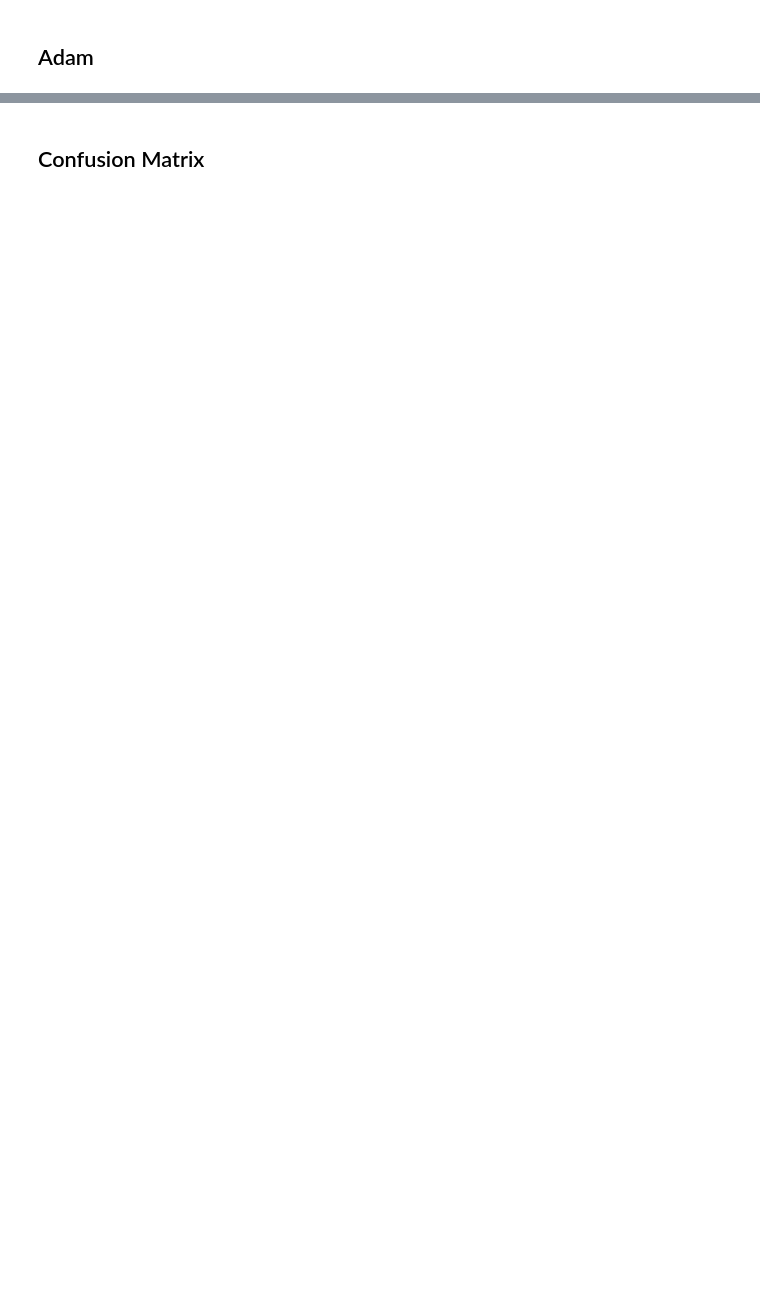
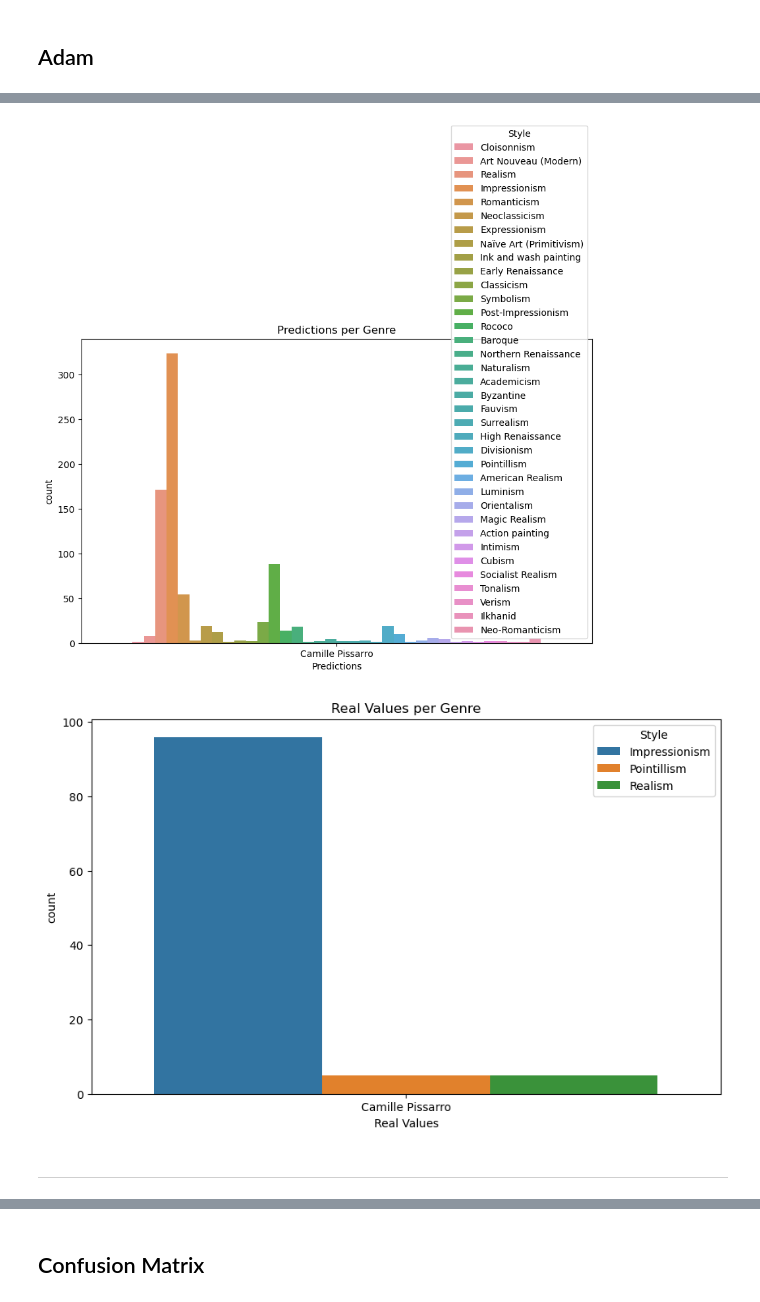
Before and after one commit to DCC-UAB/XNAPproject-grup07, a Jupyter notebook: our_code/base_code.ipynb, the cells around one changed output, grey strips where cells are left out. Saved outputs shown, nothing was run; the diff lists cells and outputs as text; code cells hidden in the pictures; blank space fills up the shorter version.

```diff
--- a/our_code/base_code.ipynb
+++ b/our_code/base_code.ipynb
@@ -899,3 +952,23 @@ len(results_adam)
+# %%
+import matplotlib.pyplot as plt
+import seaborn as sns
+
+# Gràfic de barres per Predictions
+plt.figure(figsize=(10, 6))
+sns.countplot(x='Predictions', hue='Style', data=results_adam[results_adam["Predictions"] == "Camille Pissarro"])
+plt.title('Predictions per Genre')
+plt.show()
+
+# Gràfic de barres per Real Values
+plt.figure(figsize=(10, 6))
+sns.countplot(x='Real Values', hue='Style', data=results_adam[results_adam["Real Values"] == "Camille Pissarro"])
+plt.title('Real Values per Genre')
+plt.show()
+# %% [output]
+[figure, added]
+[figure, added]
+# %% [markdown]
+----
 # %%
 testing_new_images(results_adam, training_set_artists)
 # %% [output]
```
Also changed, not shown: parts of 31 cells of this notebook.
